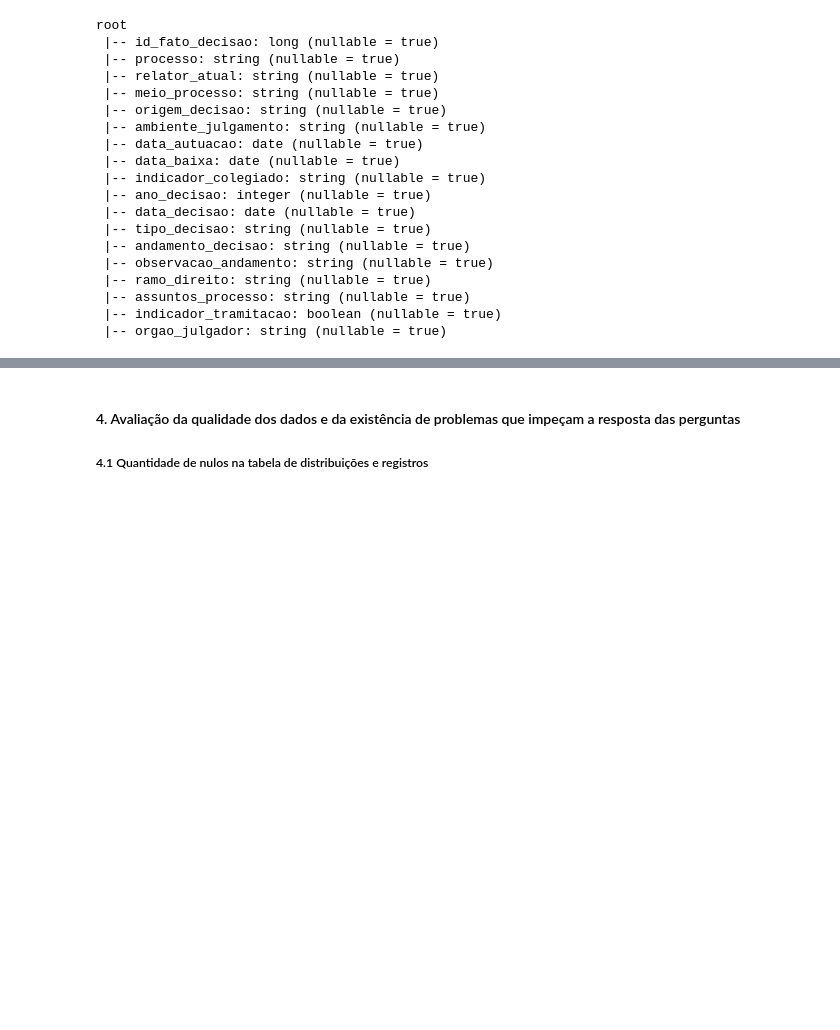
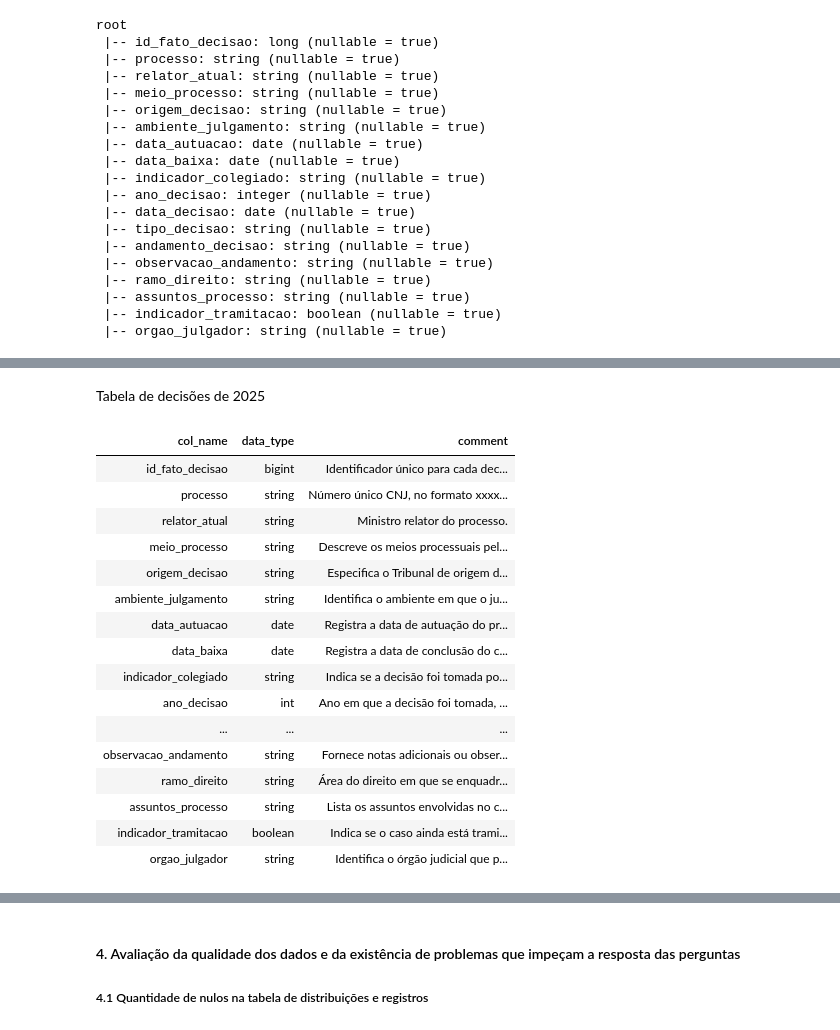
Before and after one commit to rafaeldebarros/MVP_engenharia_dados, a Jupyter notebook: MVP - engenharia dados - Rafael Souza de Barros.ipynb, the cells around one changed output, grey strips where cells are left out. Saved outputs shown, nothing was run; the diff lists cells and outputs as text; code cells hidden in the pictures; blank space fills up the shorter version.

```diff
--- a/MVP - engenharia dados - Rafael Souza de Barros.ipynb
+++ b/MVP - engenharia dados - Rafael Souza de Barros.ipynb
@@ -324,0 +592,24 @@ root
+# %% [markdown]
+Tabela de decisões de 2025
+# %%
+%sql
+
+DESCRIBE TABLE silver.decisoes2025stf;
+# %% [output]
+| col_name | data_type | comment |
+| id_fato_decisao | bigint | Identificador único para cada dec... |
+| processo | string | Número único CNJ, no formato xxxx... |
+| relator_atual | string | Ministro relator do processo. |
+| meio_processo | string | Descreve os meios processuais pel... |
+| origem_decisao | string | Especifica o Tribunal de origem d... |
+| ambiente_julgamento | string | Identifica o ambiente em que o ju... |
+| data_autuacao | date | Registra a data de autuação do pr... |
+| data_baixa | date | Registra a data de conclusão do c... |
+| indicador_colegiado | string | Indica se a decisão foi tomada po... |
+| ano_decisao | int | Ano em que a decisão foi tomada, ... |
+| ... | ... | ... |
+| observacao_andamento | string | Fornece notas adicionais ou obser... |
+| ramo_direito | string | Área do direito em que se enquadr... |
+| assuntos_processo | string | Lista os assuntos envolvidas no c... |
+| indicador_tramitacao | boolean | Indica se o caso ainda está trami... |
+| orgao_julgador | string | Identifica o órgão judicial que p... |
```
Also changed, not shown: parts of 27 cells of this notebook.
